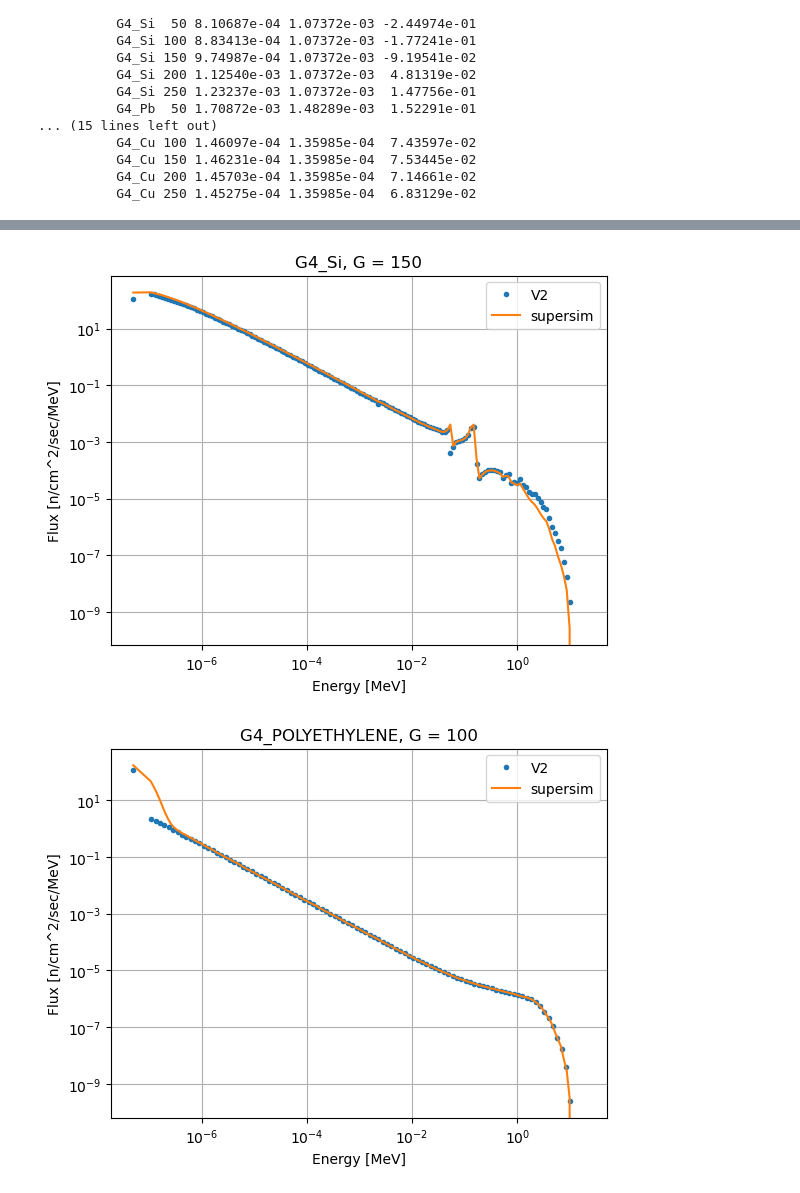
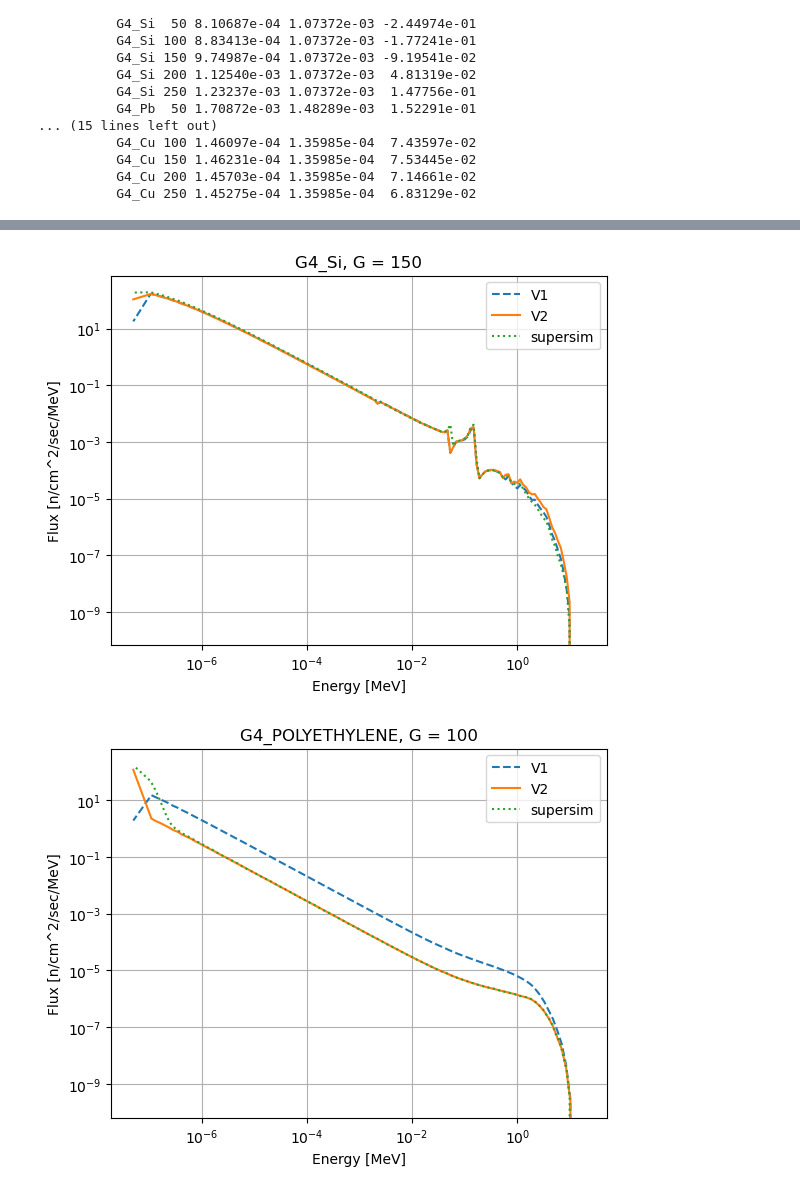
Before and after one commit to villano-lab/ntransporter, a Jupyter notebook: boundary_conditions/plotting_bc.ipynb, the cells around one changed output, grey strips where cells are left out. Cells and saved outputs as stored; diff of their text form; code cells hidden in the pictures.

Commit message:
plots to compare V1 and V2

```diff
--- a/boundary_conditions/plotting_bc.ipynb
+++ b/boundary_conditions/plotting_bc.ipynb
@@ -493,9 +493,28 @@ print(total_fluxes[['mat', 'G', 'w_ss', 'supersim', 'err']].to_string(index = Fa
           G4_Cu 150 1.46231e-04 1.35985e-04  7.53445e-02
           G4_Cu 200 1.45703e-04 1.35985e-04  7.14661e-02
           G4_Cu 250 1.45275e-04 1.35985e-04  6.83129e-02
+# %%
+def V1_ss(mat, G):
+    XS = pd.read_csv(XS_data_dir + f'data_{mat}_{G}_20_xs.dat', sep = ' ', index_col = 0, names = ['Eg', 'x_s', 'x_t'])
+    Src = pd.read_csv(Src_data_dir + f'data_{mat}_{G}_Sg.dat', sep = ' ', index_col = 0, names = ['Eg','Sg'])
+
+    Eg = XS.Eg.values
+    dE = abs(Eg[1:] - Eg[:-1])
+
+    xs = XS.x_s.values
+    xt = XS.x_t.values
+    Sg = Src.Sg.values
+
+    beta = (EG/E0)**(1/G)
+
+    q = get_q(alpha, beta)
+
+    phi = calc_bc((1-q)*xs, xt - q*xs, Sg)
+
+    return plottable_spectrum(Eg, phi)
 # %%
 # plot V2 estimates
-V2_data_dir = 'data/V2/'
+
 
 for mat in ('G4_Si', 'G4_POLYETHYLENE'):
 
@@ -514,14 +533,19 @@ for mat in ('G4_Si', 'G4_POLYETHYLENE'):
         plt.ylabel('Flux [n/cm^2/sec/MeV]')
         plt.title(f'{mat}, G = {G}')
 
-        BC = pd.read_csv(V2_data_dir + f'data_{mat}_{G}_BC_V2.dat', sep = ' ', index_col = 0, names = ['Eg','phig'])
+        Eg1, phig1 = V1_ss(mat, G)
 
-        Eg, phig = plottable_spectrum(BC.Eg.values, BC.phig.values)
+        plt.plot(Eg1, phig1, '--', label = 'V1')
 
-        plt.plot(Eg, phig, '.', label = 'V2')
+
+        BC = pd.read_csv(f'data/V2/data_{mat}_{G}_BC_V2.dat', sep = ' ', index_col = 0, names = ['Eg','phig'])
+
+        Eg2, phig2 = plottable_spectrum(BC.Eg.values, BC.phig.values)
+
+        plt.plot(Eg2, phig2, label = 'V2')
 
         Eg_s, phig_s = plottable_spectrum(ss_dat.Eg.values, ss_dat.phig.values)
-        ss_plot = plt.plot(Eg_s, phig_s, label = 'supersim')
+        ss_plot = plt.plot(Eg_s, phig_s, ':', label = 'supersim')
         #plt.fill_between(Eg_s, phig_s - dphig_s, phig_s + dphig_s, alpha =  0.5, color = ss_plot[0].get_color())
         #plt.plot(Eg[:-1], (1e-11)/Eg[:-1], label = '1/E')
 
@@ -531,2 +555,2 @@ for mat in ('G4_Si', 'G4_POLYETHYLENE'):
-[figure, old version]
+[figure, new version]
-[figure, old version]
+[figure, new version]
```
Also changed, not shown: parts of 1 cell of this notebook.
